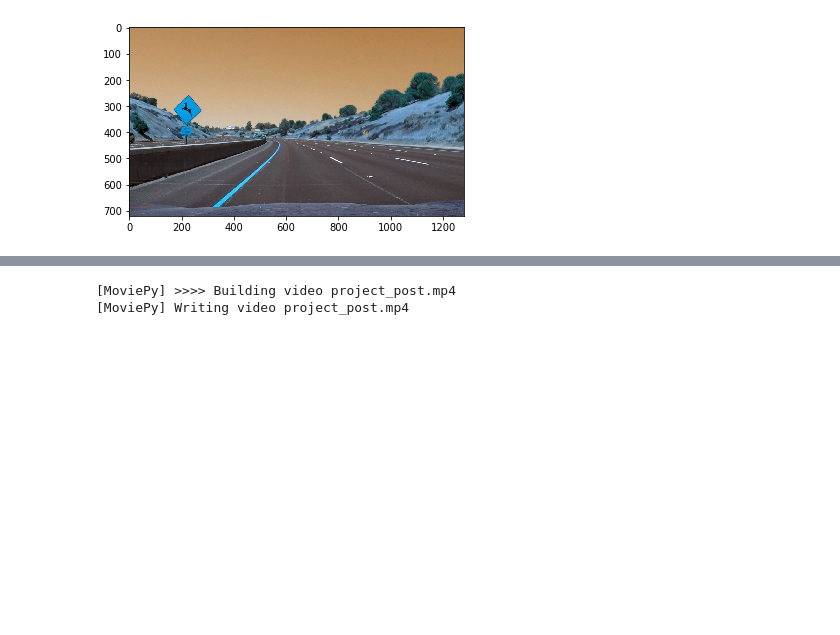
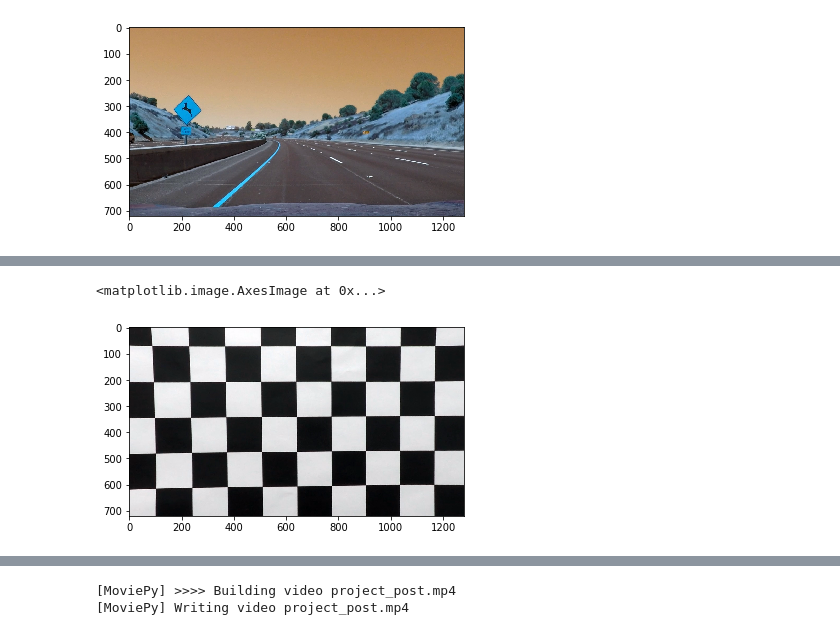
Before and after one commit to kjames88/CarND-Advanced-Lane-Lines, a Jupyter notebook: AdvancedLanes.ipynb, the cells around one changed output, grey strips where cells are left out. Saved outputs shown, nothing was run; the diff lists cells and outputs as text; code cells hidden in the pictures; blank space fills up the shorter version.

```diff
--- a/AdvancedLanes.ipynb
+++ b/AdvancedLanes.ipynb
@@ -244,0 +272,5 @@ M, Minv = get_warp()
+# %%
+plt.imshow(calibrated)
+# %% [output]
+<matplotlib.image.AxesImage at 0x...>
+[figure, added]
```
Also changed, not shown: parts of 9 cells of this notebook, 1 other file.
